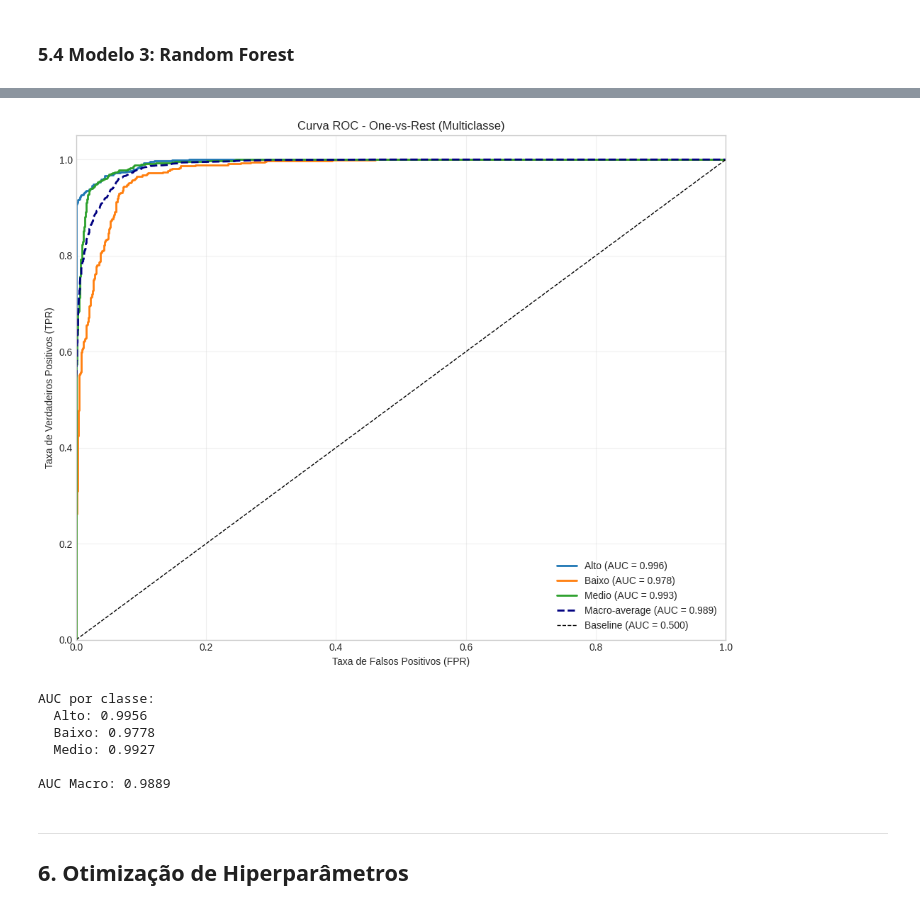
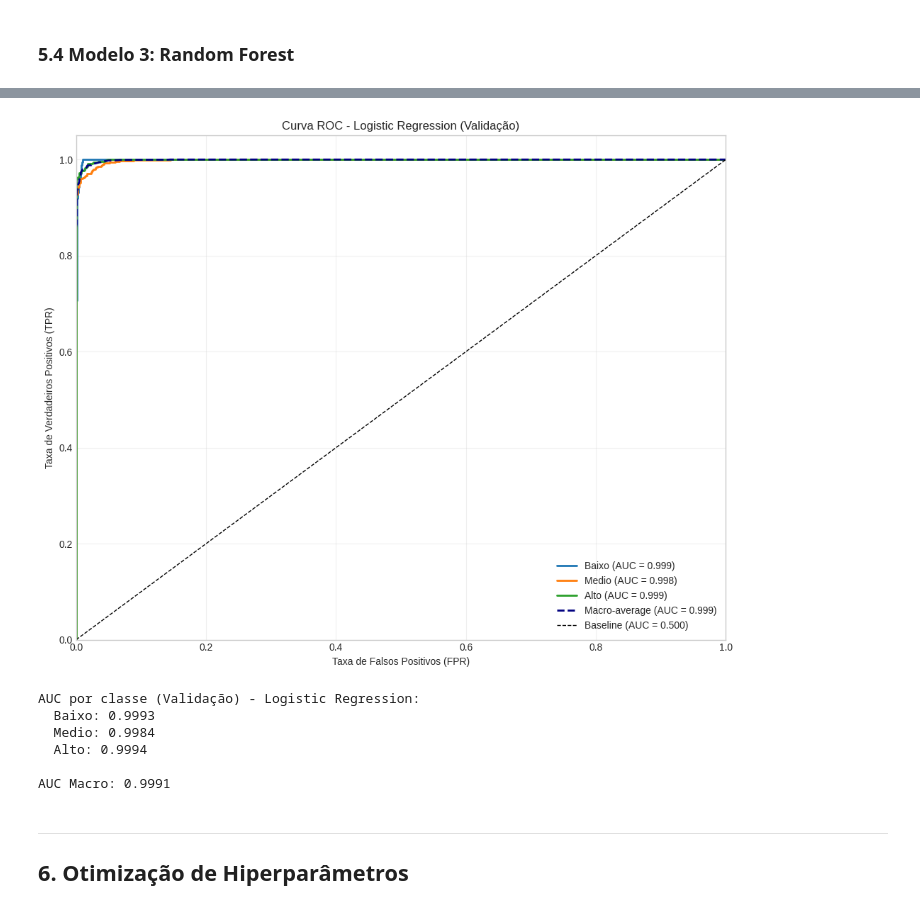
Before and after one commit to JaumGabriell/testesC318, a Jupyter notebook: notebooks/main_analysis.ipynb, the cells around one changed output, grey strips where cells are left out. Saved outputs shown, nothing was run; the diff lists cells and outputs as text; code cells hidden in the pictures.

```diff
--- a/notebooks/main_analysis.ipynb
+++ b/notebooks/main_analysis.ipynb
@@ -815,0 +975,20 @@ TESTE:
+# %%
+from sklearn.svm import SVC
+
+# Treinar modelo SVM com kernel RBF
+svm_model = SVC(
+    kernel='rbf',
+    C=1.0,
+    gamma='scale',
+    random_state=SEED,
+    probability=True  # Necessário para predict_proba (ROC curve)
+)
+svm_model.fit(X_train_processed, y_train)
+
+# Avaliar
+svm_results = evaluate_model(
+    svm_model,
+    X_train_processed, X_validation_processed,
+    y_train, y_validation,
+    'SVM (RBF)'
+)
@@ -1011,11 +1246,11 @@ Medio     0     43    647
 # %%
-# Binarizar y_test para OvR (3 classes)
-n_classes = len(label_encoder.classes_)
-y_test_bin = label_binarize(y_test, classes=[0, 1, 2])
+# Binarizar y_validation para OvR (3 classes)
+n_classes = len(target_mapping)
+y_val_bin = label_binarize(y_validation, classes=[0, 1, 2])
 
-# Obter probabilidades do melhor modelo
-best_model = xgb_model  # ou rf_model, lr_model
-y_score = best_model.predict_proba(X_test_processed)
+# Obter probabilidades do melhor modelo (selecionado via CV na célula 59)
+# O pipeline inclui o preprocessador, então usamos X_validation (raw)
+y_score_val = best_cv_model_pipeline.predict_proba(X_validation)
 
 # Calcular ROC para cada classe
 fpr = {}
@@ -1023,7 +1258,7 @@ tpr = {}
 roc_auc = {}
 
 for i in range(n_classes):
-    fpr[i], tpr[i], _ = roc_curve(y_test_bin[:, i], y_score[:, i])
+    fpr[i], tpr[i], _ = roc_curve(y_val_bin[:, i], y_score_val[:, i])
     roc_auc[i] = auc(fpr[i], tpr[i])
 
 # Calcular ROC macro (média)
@@ -1037,44 +1272,44 @@ roc_auc_macro = auc(all_fpr, mean_tpr)
 # Plot
 plt.figure(figsize=(10, 8))
 
 # Curva de cada classe
 colors = ['#1f77b4', '#ff7f0e', '#2ca02c']
-class_names = label_encoder.classes_
+class_names = [target_mapping[i] for i in range(n_classes)]
 
 for i, color in enumerate(colors):
     plt.plot(fpr[i], tpr[i], color=color, lw=2,
              label=f'{class_names[i]} (AUC = {roc_auc[i]:.3f})')
 
 # Curva macro média
 plt.plot(all_fpr, mean_tpr, color='navy', lw=2, linestyle='--',
          label=f'Macro-average (AUC = {roc_auc_macro:.3f})')
 
 # Linha diagonal (baseline)
 plt.plot([0, 1], [0, 1], 'k--', lw=1, label='Baseline (AUC = 0.500)')
 
 plt.xlim([0.0, 1.0])
 plt.ylim([0.0, 1.05])
 plt.xlabel('Taxa de Falsos Positivos (FPR)')
 plt.ylabel('Taxa de Verdadeiros Positivos (TPR)')
-plt.title('Curva ROC - One-vs-Rest (Multiclasse)')
+plt.title(f'Curva ROC - {best_cv_model_name} (Validação)')
 plt.legend(loc='lower right')
 plt.grid(True, alpha=0.3)
 plt.tight_layout()
-plt.savefig('../reports/roc_curve_ovr.png', dpi=150, bbox_inches='tight')
+plt.savefig('../reports/roc_curve_ovr_validation.png', dpi=150, bbox_inches='tight')
 plt.show()
 
-print(f"\nAUC por classe:")
+print(f"\nAUC por classe (Validação) - {best_cv_model_name}:")
 for i, name in enumerate(class_names):
     print(f"  {name}: {roc_auc[i]:.4f}")
 print(f"\nAUC Macro: {roc_auc_macro:.4f}")
 # %% [output]
-[figure, old version]
+[figure, new version]
-AUC por classe:
-  Alto: 0.9956
-  Baixo: 0.9778
-  Medio: 0.9927
+AUC por classe (Validação) - Logistic Regression:
+  Baixo: 0.9993
+  Medio: 0.9984
+  Alto: 0.9994
 
-AUC Macro: 0.9889
+AUC Macro: 0.9991
 # %% [markdown]
 ---
 ## 6. Otimização de Hiperparâmetros
```
Also changed, not shown: parts of 56 cells of this notebook, 14 other files.
